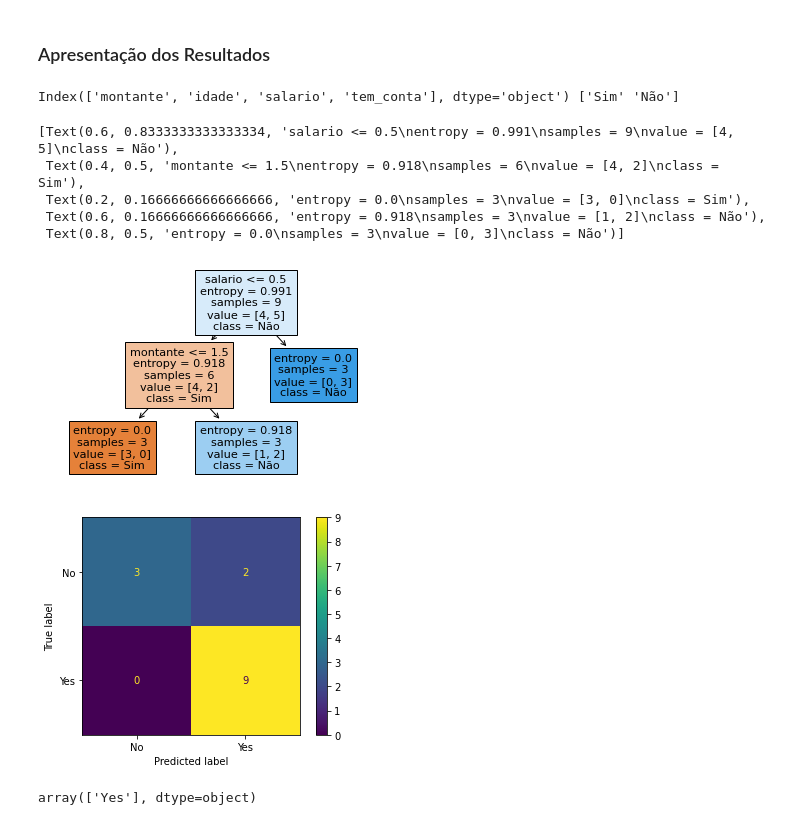
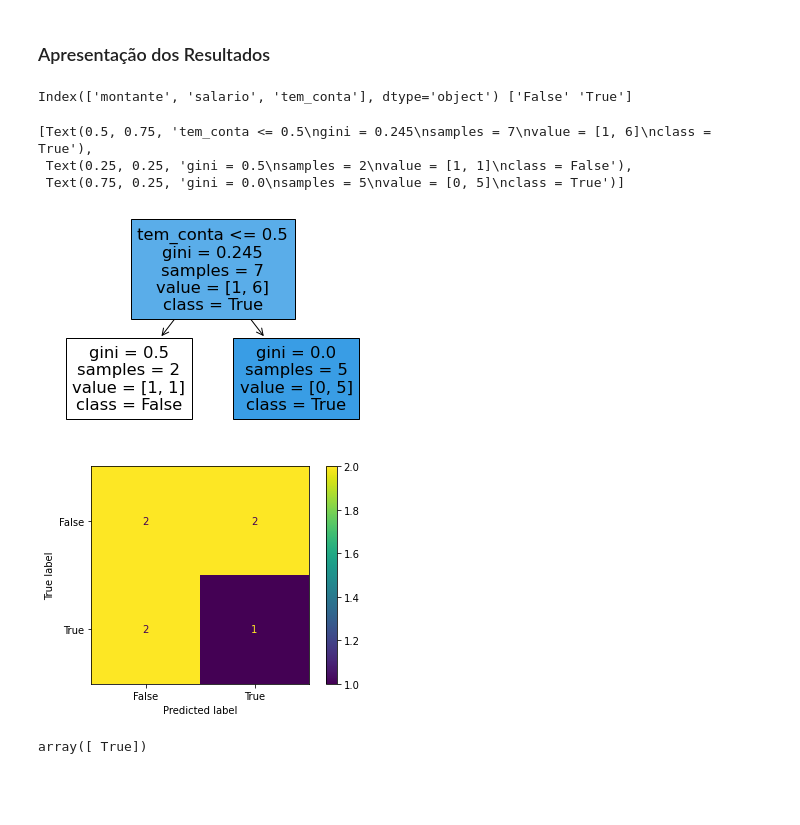
Before and after one commit to CauaneAndrade/decision-trees-machine-learn, a Jupyter notebook: DecisionTree_Emprestismo.ipynb, the cells around one changed output. Saved outputs shown, nothing was run; the diff lists cells and outputs as text; code cells hidden in the pictures; blank space fills up the shorter version.

```diff
--- a/DecisionTree_Emprestismo.ipynb
+++ b/DecisionTree_Emprestismo.ipynb
@@ -31,5 +31,6 @@ df # mostra todo o dataset no formato original (dados categóricos)
 | 12 | Baixo | Senior | Alto | Sim | Sim |
 | 13 | Alto | Media | Baixo | Nao | Nao |
 # %%
-df.sort_values(by=['montante'], ascending=False)
+df = df.sort_values(by=['montante'])
+print(df)
 # %% [output]
@@ -61,11 +62,11 @@ empresta ['Nao' 'Sim']
 ### Transformação dos dados categóricos para numéricos (features), com exceção à classe (target)
 # %%
 translate = {
-    'montante': { 'Medio': 1, 'Baixo': 2, 'Alto': 3 },
-    'idade': { 'Senior': 1, 'Media': 2, 'Jovem': 3 },
+    'montante': { 'Medio': 2, 'Baixo': 1, 'Alto': 3 },
+    'idade': { 'Senior': 3, 'Media': 2, 'Jovem': 1 },
     'salario': { 'Baixo': 0, 'Alto': 1 },
-    'tem_conta': { 'Sim': 0, 'Nao': 1 },
-    'empresta': { 'Nao': 'Não', 'Sim': 'Sim' }
+    'tem_conta': { 'Sim': 1, 'Nao': 0 },
+    'empresta': { 'Nao': False, 'Sim': True }
 }
 
 translate
@@ -101,0 +103,7 @@ f"dataset size: {len(df)} train size: {len(train)} test size: {len(test)}"
+# %%
+from sklearn.model_selection import train_test_split
+
+train, test = train_test_split(df, test_size=0.50, random_state=75) # 33% para Testes
+train.reset_index(inplace=True)
+test.reset_index(inplace=True)
+f"dataset size: {len(df)} train size: {len(train)} test size: {len(test)}"
@@ -125,8 +135,8 @@ class ModelResult:
 # %%
 def tree_model(max_depth: int):
     # constrói o modelo usando critério “Entropia” e max_depth variável
-    clf = DecisionTreeClassifier(max_depth=max_depth, criterion='entropy', random_state=42)
-    # treina o modelo – observe que nessa abordagem está usando 33% para testes
+    clf = DecisionTreeClassifier(max_depth=max_depth, criterion='gini', random_state=42)
+    # treina o modelo – observe que nessa abordagem está usando 50% para testes
     clf.fit(train_x, train_y)
 
     # aplica o modelo e mede acurácia
@@ -155,19 +156,17 @@ Na exibição do resultado
 ### Apresentação dos Resultados
 # %%
 # Plotagem da árvore
-clf = results[2].clf
+clf = results[1].clf
 f_names = test_x.columns
 c_names = test_y.unique().astype(str)
 print(f_names, c_names)
 tree.plot_tree(clf, feature_names=f_names,class_names=c_names, filled=True)
 # %% [output]
-Index(['montante', 'idade', 'salario', 'tem_conta'], dtype='object') ['Sim' 'Não']
+Index(['montante', 'salario', 'tem_conta'], dtype='object') ['False' 'True']
-[Text(0.6, 0.8333333333333334, 'salario <= 0.5\nentropy = 0.991\nsamples = 9\nvalue = [4, 5]\nclass = Não'),
- Text(0.4, 0.5, 'montante <= 1.5\nentropy = 0.918\nsamples = 6\nvalue = [4, 2]\nclass = Sim'),
- Text(0.2, 0.16666666666666666, 'entropy = 0.0\nsamples = 3\nvalue = [3, 0]\nclass = Sim'),
- Text(0.6, 0.16666666666666666, 'entropy = 0.918\nsamples = 3\nvalue = [1, 2]\nclass = Não'),
- Text(0.8, 0.5, 'entropy = 0.0\nsamples = 3\nvalue = [0, 3]\nclass = Não')]
+[Text(0.5, 0.75, 'tem_conta <= 0.5\ngini = 0.245\nsamples = 7\nvalue = [1, 6]\nclass = True'),
+ Text(0.25, 0.25, 'gini = 0.5\nsamples = 2\nvalue = [1, 1]\nclass = False'),
+ Text(0.75, 0.25, 'gini = 0.0\nsamples = 5\nvalue = [0, 5]\nclass = True')]
-[figure, old version]
+[figure, new version]
 # %%
 # Matriz de confusão
 from sklearn.metrics import confusion_matrix, ConfusionMatrixDisplay
@@ -177,11 +176,11 @@ disp = ConfusionMatrixDisplay(confusion_matrix=cm,display_labels=clf.classes_)
 disp.plot()
 plt.show()
 # %% [output]
-[figure, old version]
+[figure, new version]
 # %%
 # Testando para uma entrada específica:
-W_test = pd.DataFrame({'outlook': [0], 'temp': [1], 'humidity': [1], 'windy': [0],})
+W_test = pd.DataFrame({'montante': [1], 'salario': [3], 'tem_conta': [1],})
 y_pred = clf.predict(W_test)
 y_pred
 # %% [output]
-array(['Yes'], dtype=object)
+array([ True])
```
Also changed, not shown: parts of 8 cells of this notebook.
